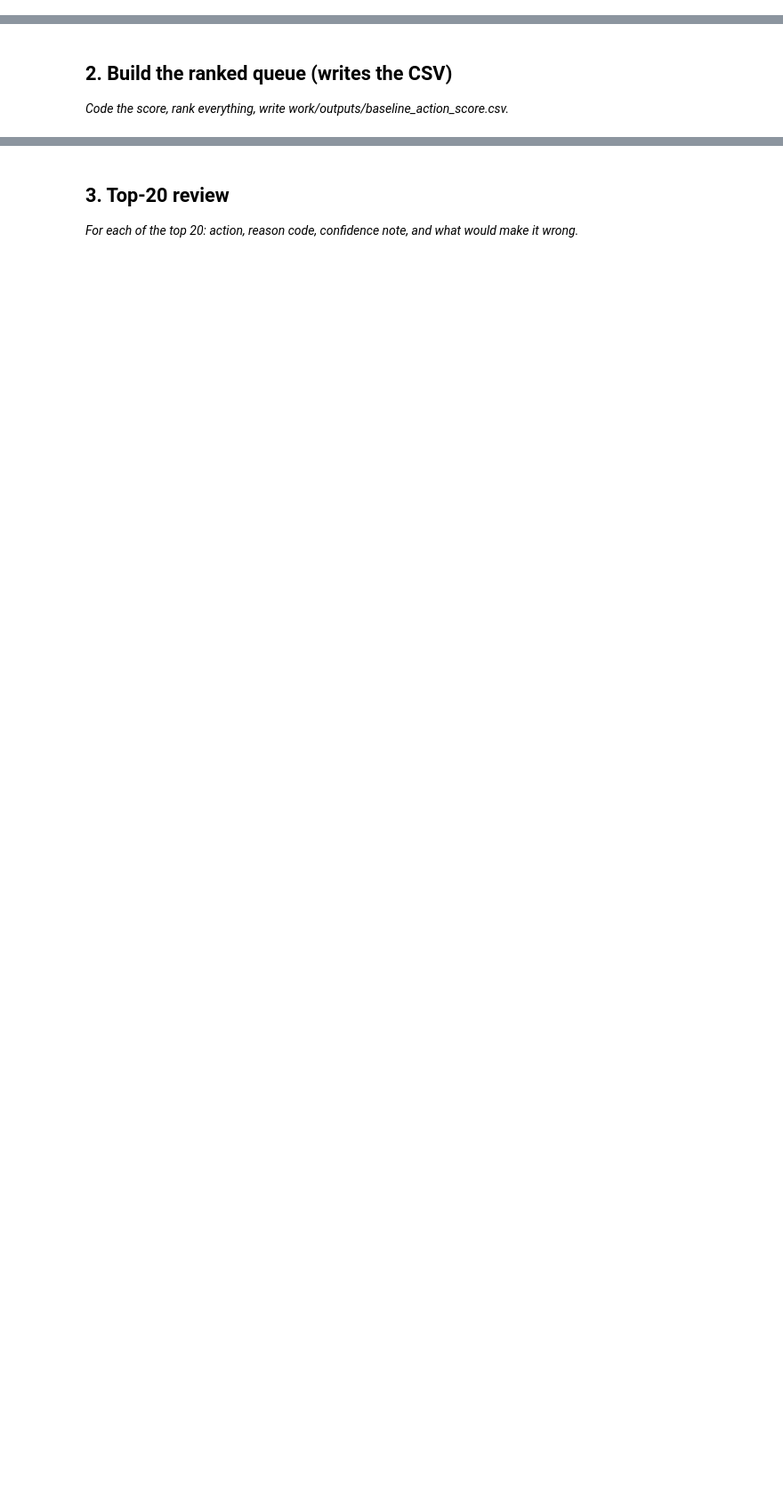
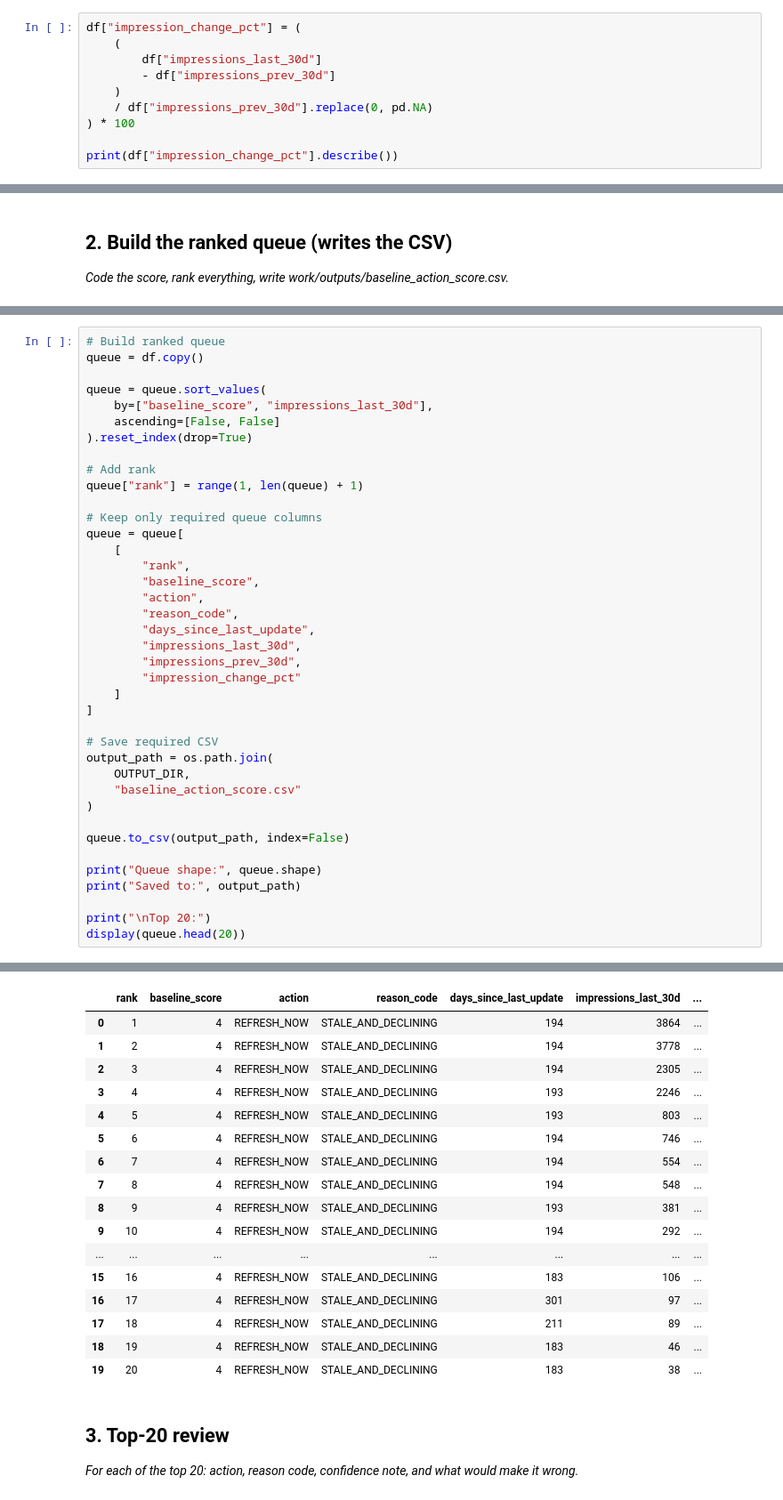
Before and after one commit to Ikramkhan-gif1/FlyRank-ML-Internship, a Jupyter notebook: work/notebooks/w04_baseline_score.ipynb, the cells around one changed output, grey strips where cells are left out. Shown at 89% size. Cells and saved outputs as stored; diff of their text form; blank space fills up the shorter version.

```diff
--- a/work/notebooks/w04_baseline_score.ipynb
+++ b/work/notebooks/w04_baseline_score.ipynb
@@ -15,0 +84,10 @@ This skeleton is yours to fill. Work the sections **in order** — each one has
+# %%
+df["impression_change_pct"] = (
+    (
+        df["impressions_last_30d"]
+        - df["impressions_prev_30d"]
+    )
+    / df["impressions_prev_30d"].replace(0, pd.NA)
+) * 100
+
+print(df["impression_change_pct"].describe())
@@ -22,0 +283,40 @@ This skeleton is yours to fill. Work the sections **in order** — each one has
+# %%
+# Build ranked queue
+queue = df.copy()
+
+queue = queue.sort_values(
+    by=["baseline_score", "impressions_last_30d"],
+    ascending=[False, False]
+).reset_index(drop=True)
+
+# Add rank
+queue["rank"] = range(1, len(queue) + 1)
+
+# Keep only required queue columns
+queue = queue[
+    [
+        "rank",
+        "baseline_score",
+        "action",
+        "reason_code",
+        "days_since_last_update",
+        "impressions_last_30d",
+        "impressions_prev_30d",
+        "impression_change_pct"
+    ]
+]
+
+# Save required CSV
+output_path = os.path.join(
+    OUTPUT_DIR,
+    "baseline_action_score.csv"
+)
+
+queue.to_csv(output_path, index=False)
+
+print("Queue shape:", queue.shape)
+print("Saved to:", output_path)
+
+print("\nTop 20:")
+display(queue.head(20))
+# %% [output]
@@ -23,3 +327,20 @@ This skeleton is yours to fill. Work the sections **in order** — each one has
+|  | rank | baseline_score | action | reason_code | days_since_last_update | impressions_last_30d | ... |
+| 0 | 1 | 4 | REFRESH_NOW | STALE_AND_DECLINING | 194 | 3864 | ... |
+| 1 | 2 | 4 | REFRESH_NOW | STALE_AND_DECLINING | 194 | 3778 | ... |
+| 2 | 3 | 4 | REFRESH_NOW | STALE_AND_DECLINING | 194 | 2305 | ... |
+| 3 | 4 | 4 | REFRESH_NOW | STALE_AND_DECLINING | 193 | 2246 | ... |
+| 4 | 5 | 4 | REFRESH_NOW | STALE_AND_DECLINING | 193 | 803 | ... |
+| 5 | 6 | 4 | REFRESH_NOW | STALE_AND_DECLINING | 194 | 746 | ... |
+| 6 | 7 | 4 | REFRESH_NOW | STALE_AND_DECLINING | 194 | 554 | ... |
+| 7 | 8 | 4 | REFRESH_NOW | STALE_AND_DECLINING | 194 | 548 | ... |
+| 8 | 9 | 4 | REFRESH_NOW | STALE_AND_DECLINING | 193 | 381 | ... |
+| 9 | 10 | 4 | REFRESH_NOW | STALE_AND_DECLINING | 194 | 292 | ... |
+| ... | ... | ... | ... | ... | ... | ... | ... |
+| 15 | 16 | 4 | REFRESH_NOW | STALE_AND_DECLINING | 183 | 106 | ... |
+| 16 | 17 | 4 | REFRESH_NOW | STALE_AND_DECLINING | 301 | 97 | ... |
+| 17 | 18 | 4 | REFRESH_NOW | STALE_AND_DECLINING | 211 | 89 | ... |
+| 18 | 19 | 4 | REFRESH_NOW | STALE_AND_DECLINING | 183 | 46 | ... |
+| 19 | 20 | 4 | REFRESH_NOW | STALE_AND_DECLINING | 183 | 38 | ... |
 # %% [markdown]
 ## 3. Top-20 review
 
```
Also changed, not shown: parts of 20 cells of this notebook.
